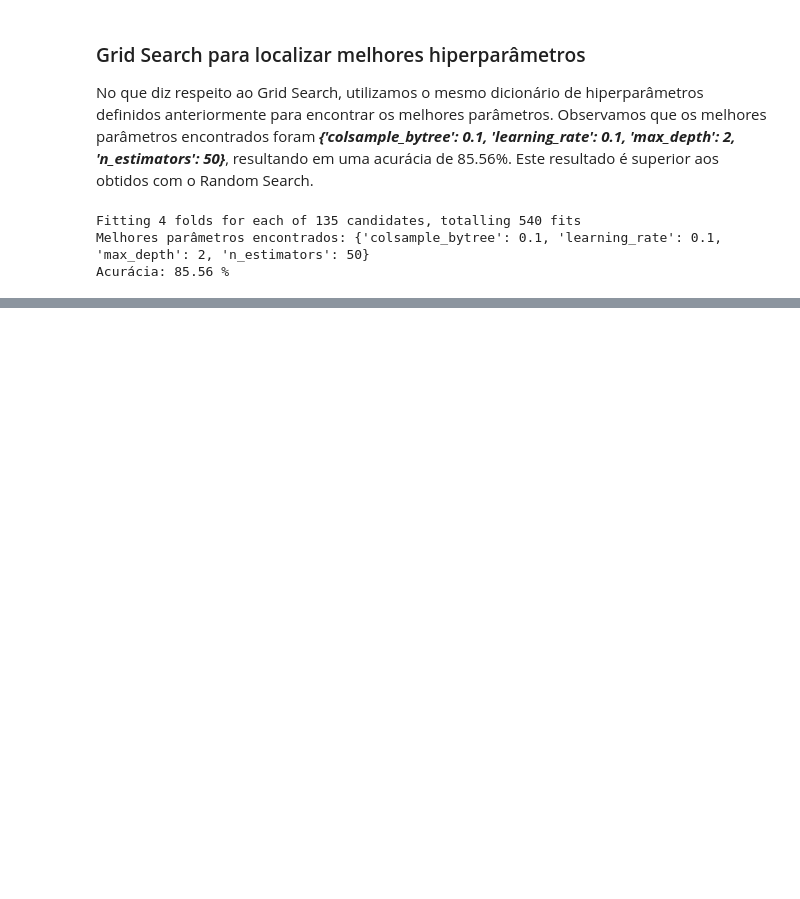
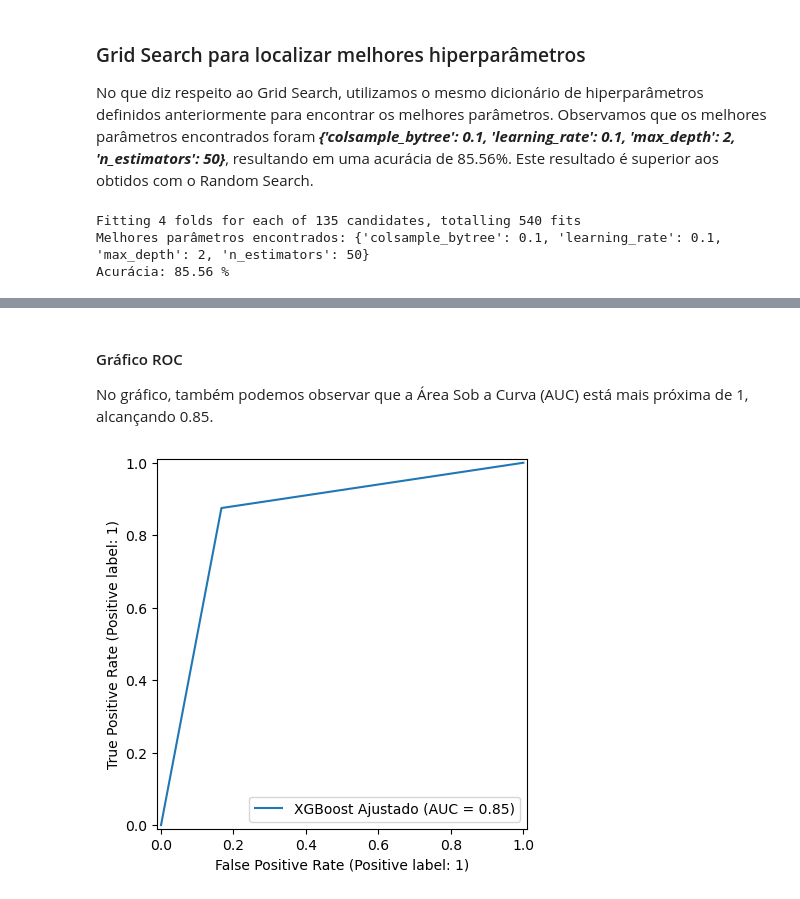
Before and after one commit to CrisNakamura/projeto_deteccao_doenca_cardiaca, a Jupyter notebook: projeto.ipynb, the cells around one changed output, grey strips where cells are left out. Drawn from its saved outputs; the diff is of its cells as text; code cells hidden in the pictures; blank space fills up the shorter version.

Commit message:
[feat] Validação do modelo e análise das métricas

```diff
--- a/projeto.ipynb
+++ b/projeto.ipynb
@@ -530,0 +536,17 @@ Acurácia: 85.56 %
+# %%
+# Instanciando o modelo com os melhores parâmetros do GridSearchCV
+xg_cl_ajustado = xgb.XGBClassifier(objective='binary:logistic',
+                                    colsample_bytree=1,
+                                    learning_rate=0.1,
+                                    max_depth=2,
+                                    n_estimators=50)
+
+# Treinando o modelo
+xg_cl_ajustado.fit(X_train, y_train)
+
+# Fazendo previsões
+y_pred_xg_ajustado = xg_cl_ajustado.predict(X_test)
+
+# Avaliando a acurácia
+acuracia_xg_ajustado = accuracy_score(y_test, y_pred_xg_ajustado)
+print(f'Acurácia: {acuracia_xg_ajustado * 100 :.2f} %')
@@ -530,0 +571,8 @@ Acurácia: 85.56 %
+# %% [markdown]
+#### Gráfico ROC
+
+No gráfico, também podemos observar que a Área Sob a Curva (AUC) está mais próxima de 1, alcançando 0.85.
+# %%
+RocCurveDisplay.from_predictions(y_test, y_pred_xg_ajustado, name='XGBoost Ajustado');
+# %% [output]
+[figure, added]
```
Also changed, not shown: parts of 9 cells of this notebook.
